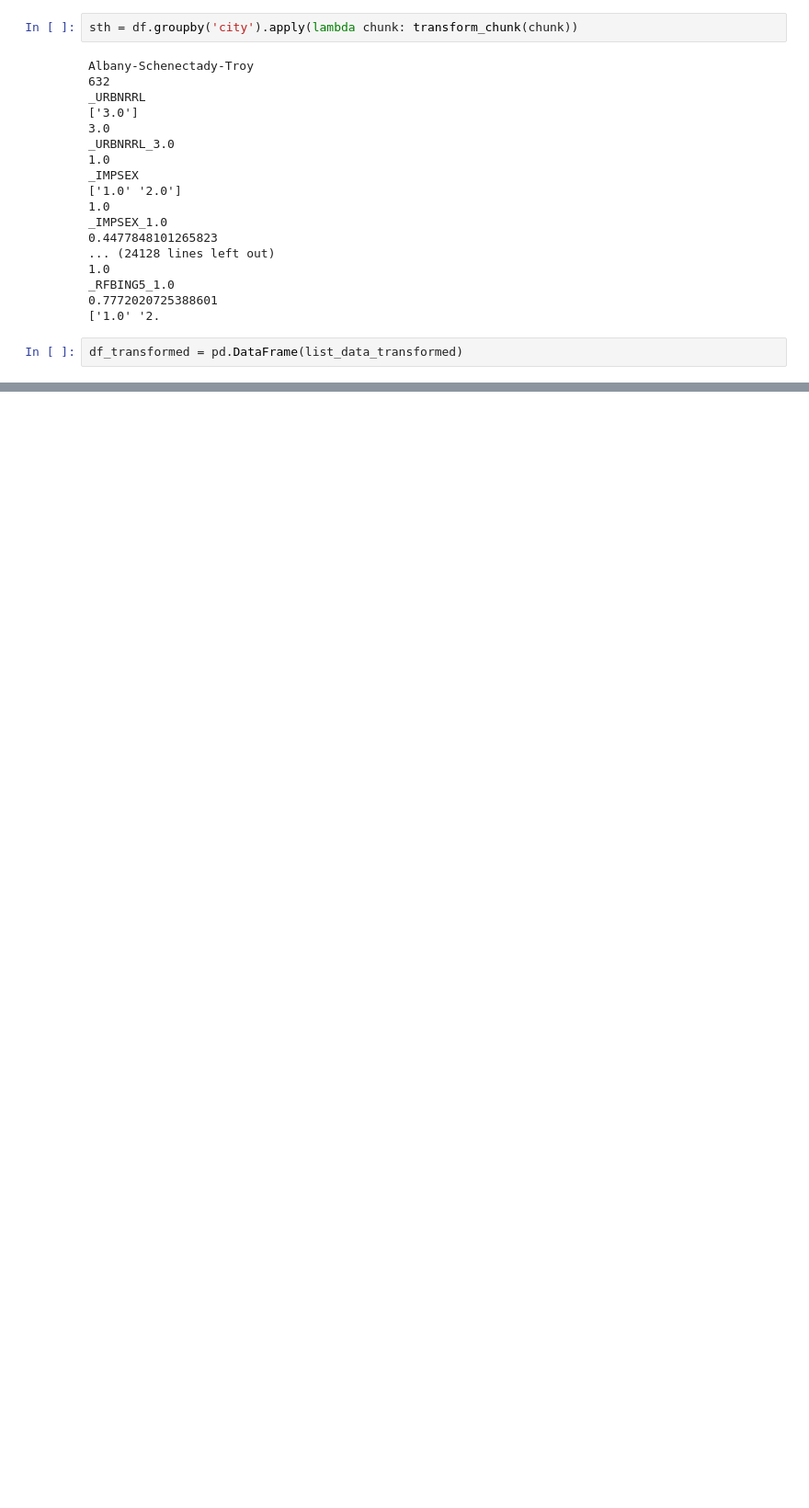
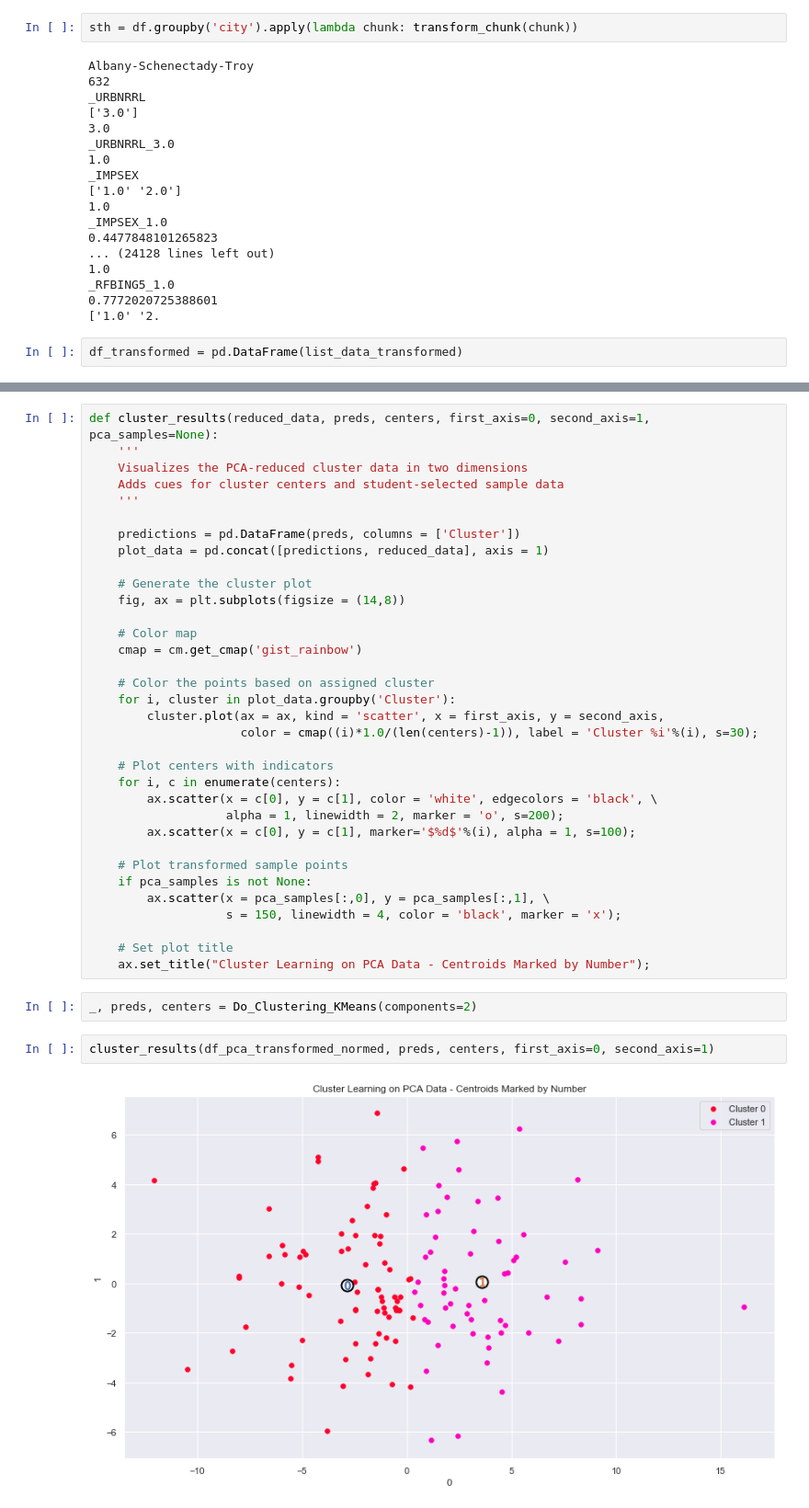
Before and after one commit to mekhod/food_data_bokeh, a Jupyter notebook: pca_food_data.ipynb, the cells around one changed output, grey strips where cells are left out. Shown at 92% size. Drawn from its saved outputs; the diff is of its cells as text; blank space fills up the shorter version.

```diff
--- a/pca_food_data.ipynb
+++ b/pca_food_data.ipynb
@@ -215,0 +438,40 @@ list_data_transformed
+# %%
+def cluster_results(reduced_data, preds, centers, first_axis=0, second_axis=1, pca_samples=None):
+    '''
+    Visualizes the PCA-reduced cluster data in two dimensions
+    Adds cues for cluster centers and student-selected sample data
+    '''
+
+    predictions = pd.DataFrame(preds, columns = ['Cluster'])
+    plot_data = pd.concat([predictions, reduced_data], axis = 1)
+
+    # Generate the cluster plot
+    fig, ax = plt.subplots(figsize = (14,8))
+
+    # Color map
+    cmap = cm.get_cmap('gist_rainbow')
+
+    # Color the points based on assigned cluster
+    for i, cluster in plot_data.groupby('Cluster'):
+        cluster.plot(ax = ax, kind = 'scatter', x = first_axis, y = second_axis,
+                     color = cmap((i)*1.0/(len(centers)-1)), label = 'Cluster %i'%(i), s=30);
+
+    # Plot centers with indicators
+    for i, c in enumerate(centers):
+        ax.scatter(x = c[0], y = c[1], color = 'white', edgecolors = 'black', \
+                   alpha = 1, linewidth = 2, marker = 'o', s=200);
+        ax.scatter(x = c[0], y = c[1], marker='$%d$'%(i), alpha = 1, s=100);
+
+    # Plot transformed sample points
+    if pca_samples is not None:
+        ax.scatter(x = pca_samples[:,0], y = pca_samples[:,1], \
+                   s = 150, linewidth = 4, color = 'black', marker = 'x');
+
+    # Set plot title
+    ax.set_title("Cluster Learning on PCA Data - Centroids Marked by Number");
+# %%
+_, preds, centers = Do_Clustering_KMeans(components=2)
+# %%
+cluster_results(df_pca_transformed_normed, preds, centers, first_axis=0, second_axis=1)
+# %% [output]
+[figure, added]
```
Also changed, not shown: parts of 38 cells of this notebook.
